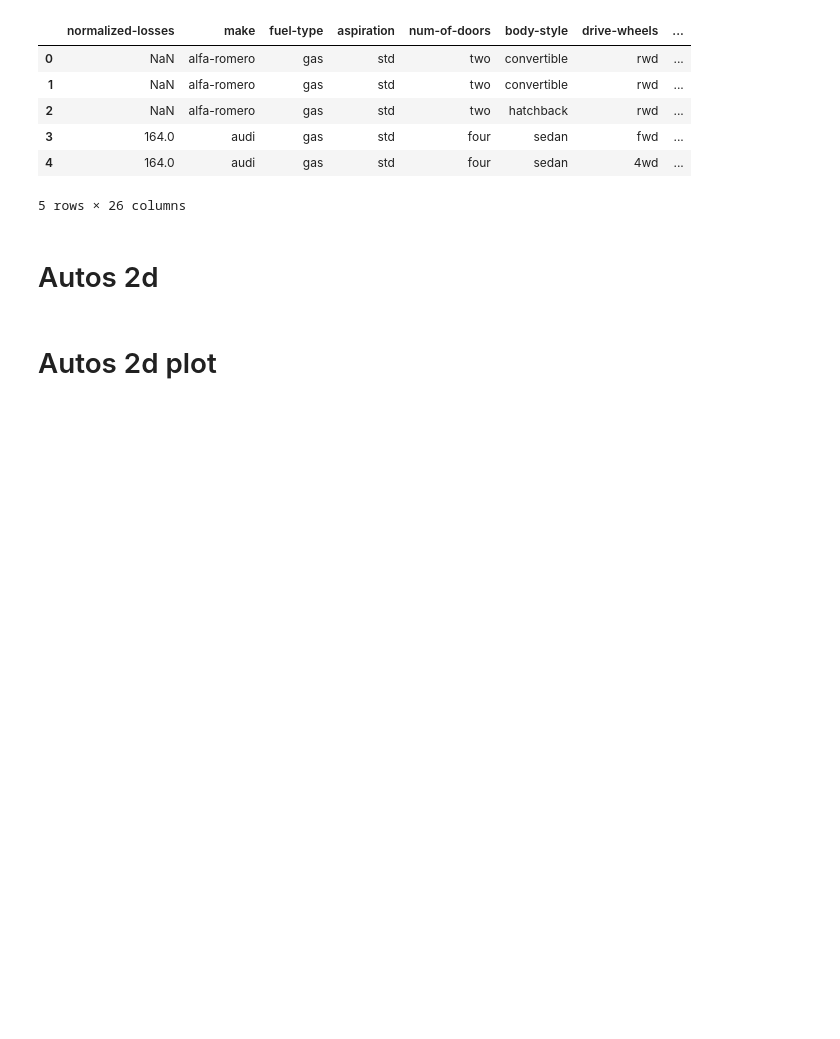
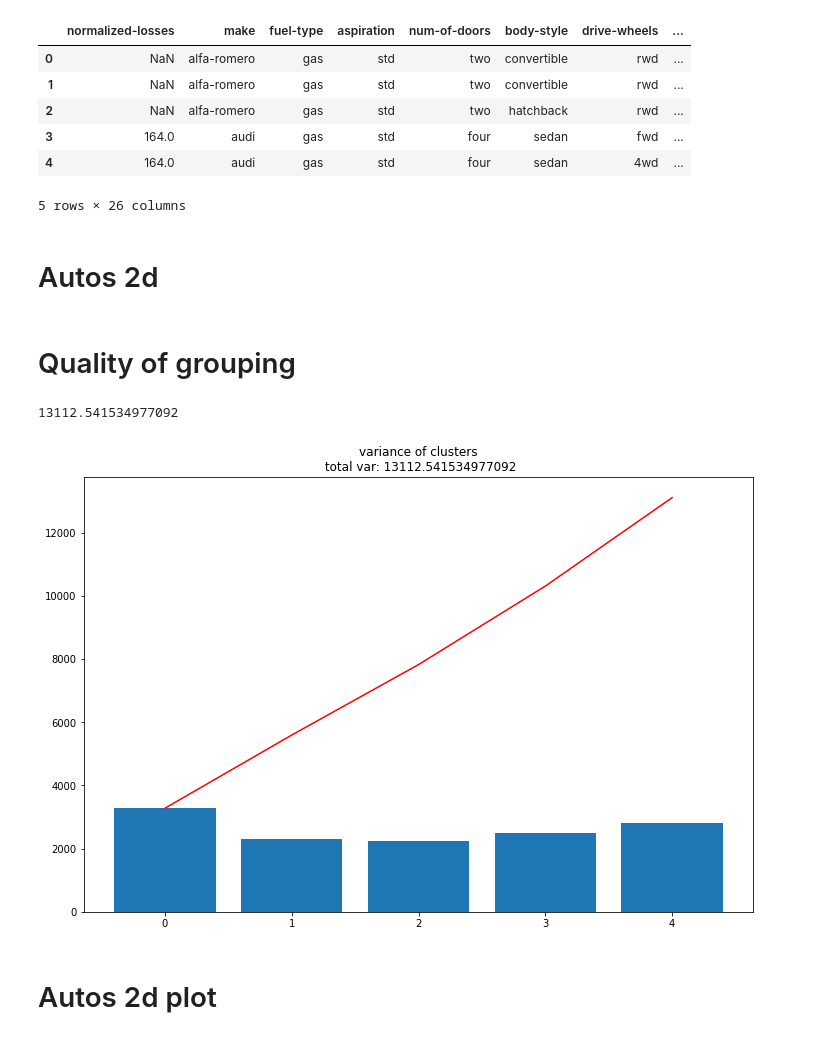
Before and after one commit to MeWoash/Data-analysis, a Jupyter notebook: lab8/lab8.ipynb, the cells around one changed output. Saved outputs shown, nothing was run; the diff lists cells and outputs as text; code cells hidden in the pictures; blank space fills up the shorter version.

```diff
--- a/lab8/lab8.ipynb
+++ b/lab8/lab8.ipynb
@@ -113,5 +133,24 @@ clasters=km.predict()
 
 #print('centers:\n',km.C,sep='')
+# %% [markdown]
+# Quality of grouping
+# %%
+clasters=km.predict(n_init=1000)
+vars=km.vars
+print(vars.sum())
+# %% [output]
+13112.541534977092
+# %%
+fig,ax=plt.subplots(1,1,figsize=(12,8))
+ax.set_title(f'variance of clusters\n total var: {vars.sum()}')
+ax.bar(range(len(vars)),
+       vars,
+       tick_label = list(range(len(vars))))
+
+ax.plot(range(len(vars)),vars.cumsum(),c='red')
+plt.show()
+# %% [output]
+[figure, added]
 # %% [markdown]
 # Autos 2d plot
 # %%
```
Also changed, not shown: parts of 11 cells of this notebook.
